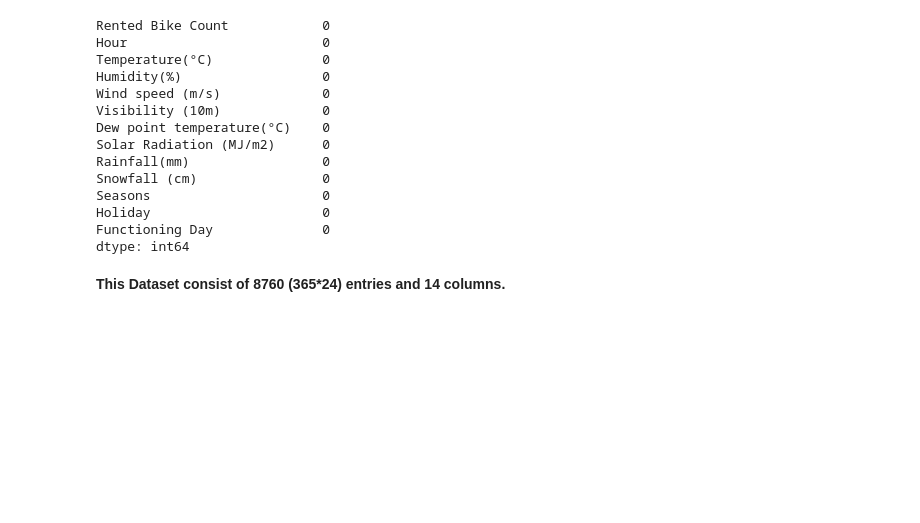
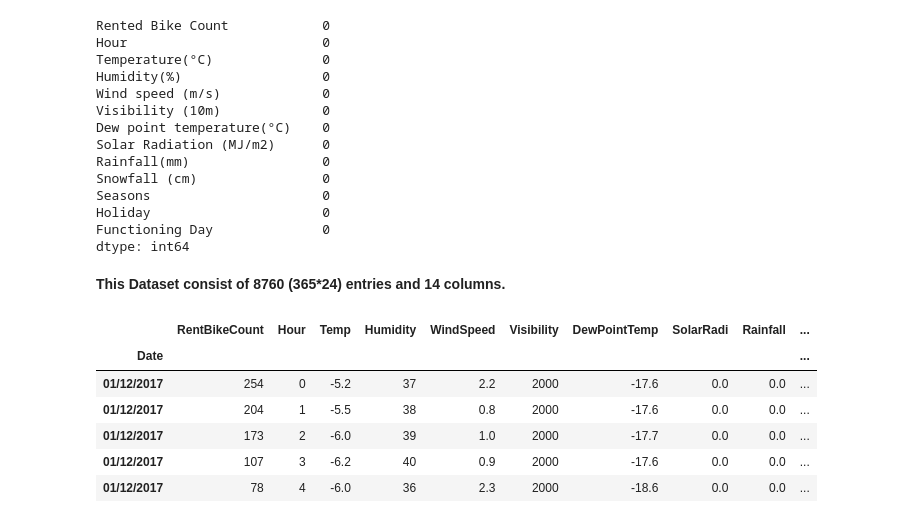
Before and after one commit to kulkarnivinayv/Analysis-of-Bike-Sharing-Demand-Prediction-, a Jupyter notebook: Analysis_of_Bike_Sharing_Demand_Prediction_Capstone_Project.ipynb, the cells around one changed output. Saved outputs shown, nothing was run; the diff lists cells and outputs as text; code cells hidden in the pictures; blank space fills up the shorter version.

```diff
--- a/Analysis_of_Bike_Sharing_Demand_Prediction_Capstone_Project.ipynb
+++ b/Analysis_of_Bike_Sharing_Demand_Prediction_Capstone_Project.ipynb
@@ -163,0 +160,22 @@ ddf = ddf.rename{'Rented Bike Count': 'RBC',
+# %%
+#Rename the complex columns names for easiness
+ddf=df.rename(columns={'Rented Bike Count':'RentBikeCount',
+                                'Temperature(°C)':'Temp',
+                                'Humidity(%)':'Humidity',
+                                'Wind speed (m/s)':'WindSpeed',
+                                'Visibility (10m)':'Visibility',
+                                'Dew point temperature(°C)':'DewPointTemp',
+                                'Solar Radiation (MJ/m2)':'SolarRadi',
+                                'Rainfall(mm)':'Rainfall',
+                                'Snowfall (cm)':'Snowfall',
+                                'Functioning Day':'FunctioningDay'})
+
+ddf.head()
+# %% [output]
+|  | RentBikeCount | Hour | Temp | Humidity | WindSpeed | Visibility | DewPointTemp | SolarRadi | Rainfall | ... |
+| Date |  |  |  |  |  |  |  |  |  | ... |
+| 01/12/2017 | 254 | 0 | -5.2 | 37 | 2.2 | 2000 | -17.6 | 0.0 | 0.0 | ... |
+| 01/12/2017 | 204 | 1 | -5.5 | 38 | 0.8 | 2000 | -17.6 | 0.0 | 0.0 | ... |
+| 01/12/2017 | 173 | 2 | -6.0 | 39 | 1.0 | 2000 | -17.7 | 0.0 | 0.0 | ... |
+| 01/12/2017 | 107 | 3 | -6.2 | 40 | 0.9 | 2000 | -17.6 | 0.0 | 0.0 | ... |
+| 01/12/2017 | 78 | 4 | -6.0 | 36 | 2.3 | 2000 | -18.6 | 0.0 | 0.0 | ... |
```
Also changed, not shown: parts of 1 cell of this notebook.
